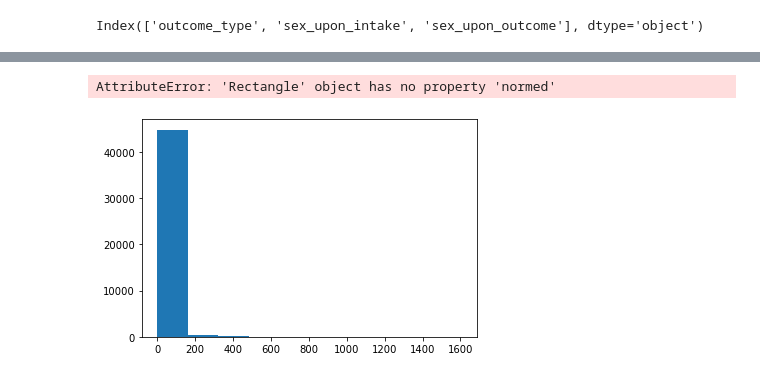
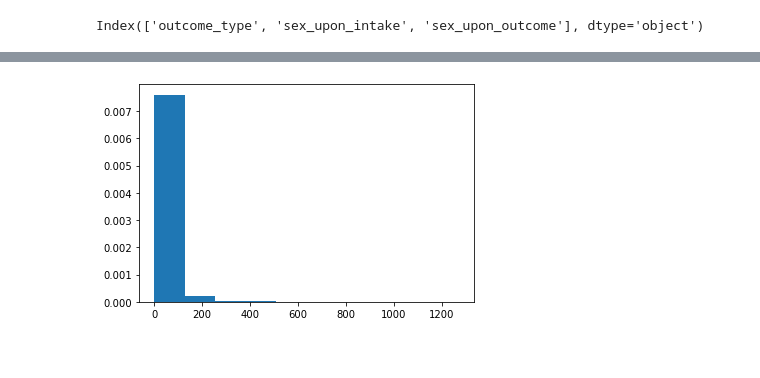
Before and after one commit to amandawhite013/CapstoneTwo, a Jupyter notebook: data_wrangling.ipynb, the cells around one changed output, grey strips where cells are left out. Saved outputs shown, nothing was run; the diff lists cells and outputs as text; code cells hidden in the pictures.

```diff
--- a/data_wrangling.ipynb
+++ b/data_wrangling.ipynb
@@ -241,7 +226,8 @@ Name: time_in_shelter_days, dtype: float64
-# %%
-_ = plt.hist( df['time_in_shelter_days'], normed = True)
-# %% [output]
-AttributeError: 'Rectangle' object has no property 'normed'
-[figure, removed]
+# %%
+data = df[df['outcome_type'] == 'Adoption'] ['time_in_shelter_days']
+plt.hist(data,density =True )
+plt.show()
+# %% [output]
+[figure, added]
 # %%
 df.to_csv('wrangled_data')
```
Also changed, not shown: parts of 14 cells of this notebook.
